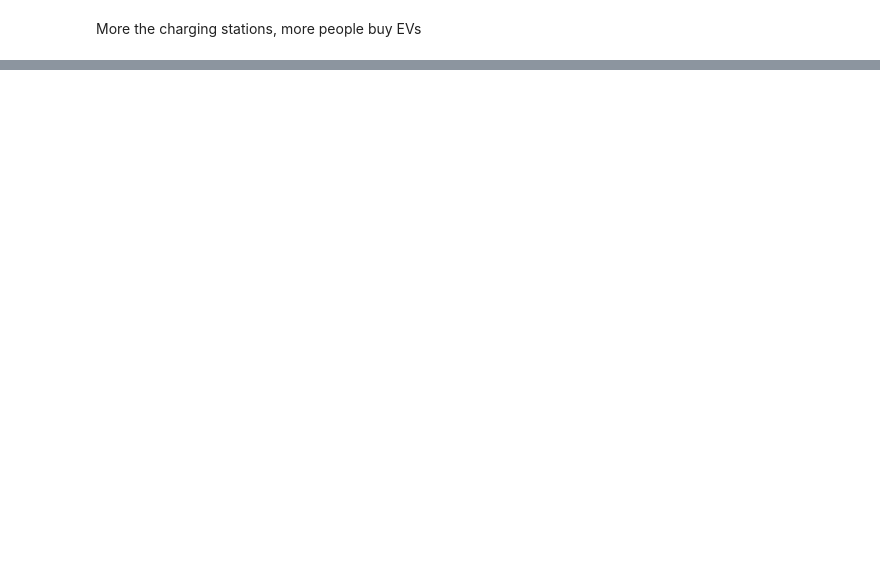
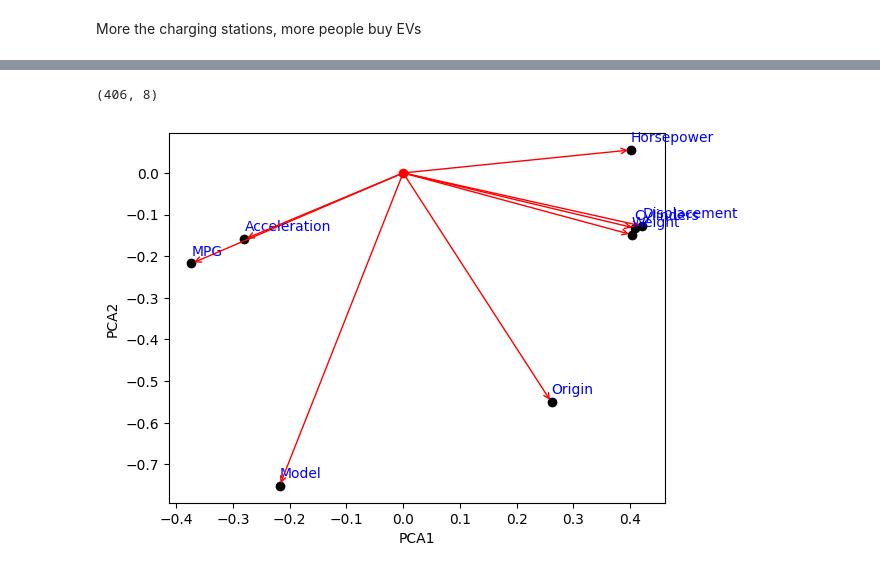
Before and after one commit to Kyouma45/Eletronic-Vehicle-Market-Segmentation, a Jupyter notebook: EV_Market_Segmentation.ipynb, the cells around one changed output, grey strips where cells are left out. Drawn from its saved outputs; the diff is of its cells as text; code cells hidden in the pictures; blank space fills up the shorter version.

```diff
--- a/EV_Market_Segmentation.ipynb
+++ b/EV_Market_Segmentation.ipynb
@@ -125,0 +204,28 @@ plot.set_xticklabels(plot.get_xticklabels(), rotation=90);
+# %%
+data['MPG']=pd.to_numeric(data['MPG'])
+data['Cylinders']=pd.to_numeric(data['Cylinders'])
+data['Displacement']=pd.to_numeric(data['Displacement'])
+data['Horsepower']=pd.to_numeric(data['Horsepower'])
+data['Weight']=pd.to_numeric(data['Weight'])
+data['Acceleration']=pd.to_numeric(data['Acceleration'])
+data['Model']=pd.to_numeric(data['Model'])
+# %%
+encoder=LabelEncoder()
+encoder.fit(data['Origin'])
+data['Origin']=encoder.transform(data['Origin'])
+# %%
+data.drop('Car',axis=1,inplace=True)
+# %%
+data.shape
+# %% [output]
+(406, 8)
+# %%
+scaler=StandardScaler()
+temp=scaler.fit_transform(data)
+
+pca=PCA(n_components=8)
+data_pca=pca.fit_transform(temp)
+# %%
+pca_plot(pca, data, 0, 1)
+# %% [output]
+[figure, added]
```
Also changed, not shown: parts of 25 cells of this notebook.
